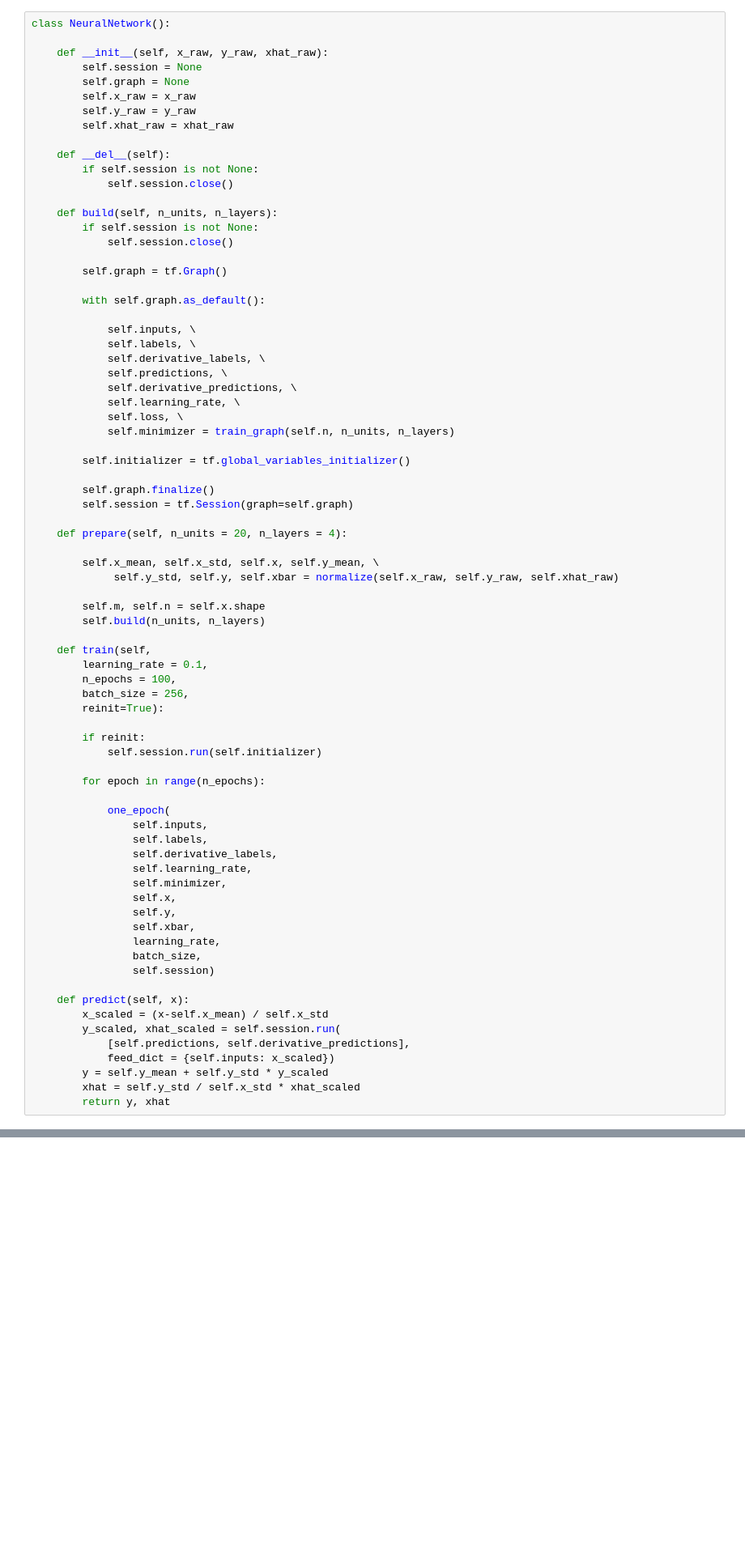
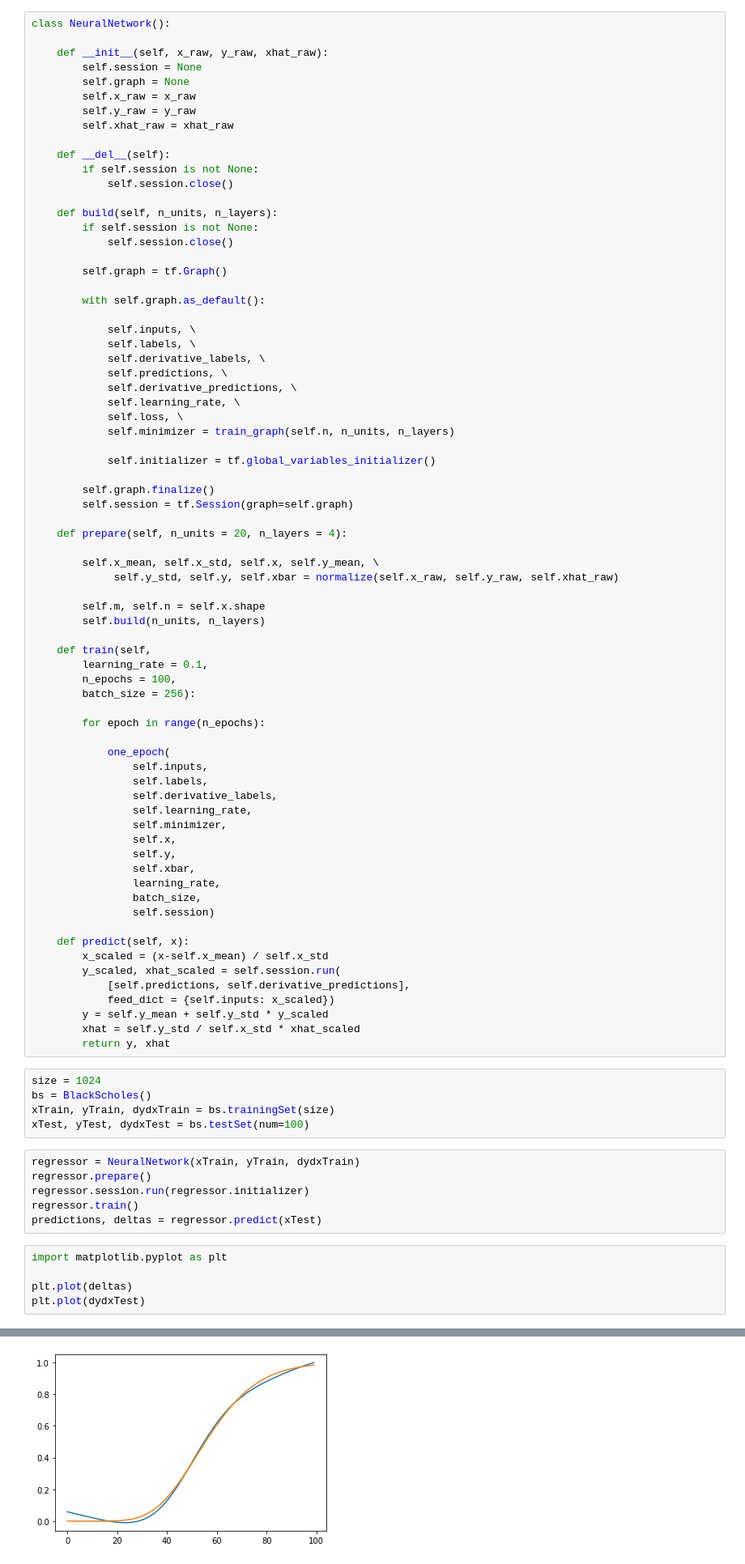
Before and after one commit to Zattera44/Speciale, a Jupyter notebook: deep_learning/diffDL_tf1.ipynb, the cells around one changed output, grey strips where cells are left out. Shown at 81% size. Drawn from its saved outputs; the diff is of its cells as text; blank space fills up the shorter version.

```diff
--- a/deep_learning/diffDL_tf1.ipynb
+++ b/deep_learning/diffDL_tf1.ipynb
@@ -119,7 +194,7 @@ class NeuralNetwork():
             self.loss, \
             self.minimizer = train_graph(self.n, n_units, n_layers)
 
-        self.initializer = tf.global_variables_initializer()
+            self.initializer = tf.global_variables_initializer()
 
         self.graph.finalize()
         self.session = tf.Session(graph=self.graph)
@@ -135,11 +210,7 @@ class NeuralNetwork():
     def train(self,
         learning_rate = 0.1,
         n_epochs = 100,
-        batch_size = 256,
-        reinit=True):
-
-        if reinit:
-            self.session.run(self.initializer)
+        batch_size = 256):
 
         for epoch in range(n_epochs):
 
@@ -164,3 +235,20 @@ class NeuralNetwork():
         y = self.y_mean + self.y_std * y_scaled
         xhat = self.y_std / self.x_std * xhat_scaled
         return y, xhat
+# %%
+size = 1024
+bs = BlackScholes()
+xTrain, yTrain, dydxTrain = bs.trainingSet(size)
+xTest, yTest, dydxTest = bs.testSet(num=100)
+# %%
+regressor = NeuralNetwork(xTrain, yTrain, dydxTrain)
+regressor.prepare()
+regressor.session.run(regressor.initializer)
+regressor.train()
+predictions, deltas = regressor.predict(xTest)
+# %%
+import matplotlib.pyplot as plt
+
+plt.plot(deltas)
+plt.plot(dydxTest)
+# %% [output]
@@ -166,0 +256 @@ class NeuralNetwork():
+[figure, added]
```
Also changed, not shown: parts of 6 cells of this notebook.
